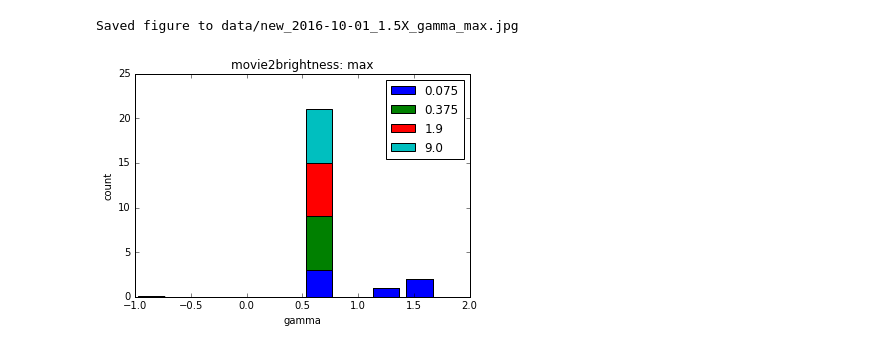
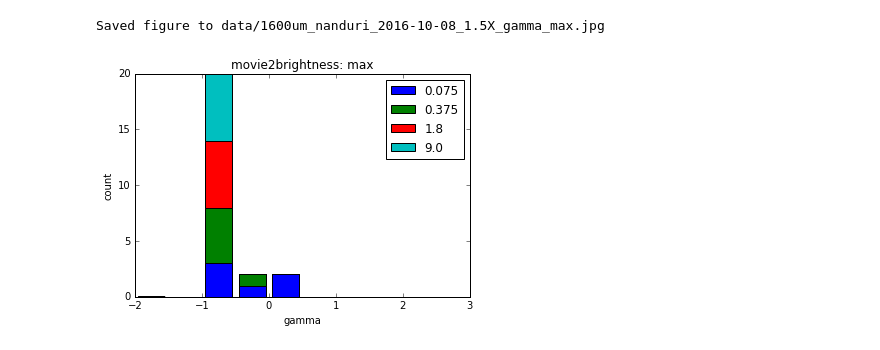
Before and after one commit to mbeyeler/pulse2percept, a Jupyter notebook: examples/notebooks/1.2-mb-exp-Horsager2011-analyze.ipynb, the cells around one changed output. Drawn from its saved outputs; the diff is of its cells as text; code cells hidden in the pictures.

Commit message:
add results for Nanduri 1.5X threshold

```diff
--- a/examples/notebooks/1.2-mb-exp-Horsager2011-analyze.ipynb
+++ b/examples/notebooks/1.2-mb-exp-Horsager2011-analyze.ipynb
@@ -26,7 +33,7 @@ def fit_gamma(x, y):
     # for all points (x,y), calculate r and compare to predicted
     best_err = np.inf
     best_gamma = 0
-    for gamma in np.linspace(-1, 2, 100):
+    for gamma in np.linspace(-2, 3, 100):
         err = np.sum(np.abs( np.sqrt(x**2 + y**2 + gamma * x * y) - 1))
         if err < best_err:
             best_err = err
@@ -155,10 +170,12 @@ def plot_gamma(all_gamma, delay, mode, save_fig=True):
 # {'max', 'softmax', 'mean'}
 mode = 'max'
 
-prefix = 'data/new_'
+prefix = 'data/nanduri_2016-10-01_1.5X/nanduri_'
 suffix = '2016-10-01_1.5X.npz'
-idx_E1 = [2, 10, 10, 0,  5, 14]
-idx_E2 = [3,  6,  5, 4, 13,  2]
+
+# all pairs that are 800um away
+idx_E1 = [2, 0, 10, 2, 10, 6, 9, 12]
+idx_E2 = [3, 4,  6, 1,  5, 5, 5, 13]
 
 all_amp1 = []
 all_amp2 = []
@@ -196,0 +244,32 @@ Saved figure to data/new_E14_E2_2016-10-01_1.5X_iso_max.jpg
+# %%
+# how to get brightness from pulse train
+# {'max', 'softmax', 'mean'}
+mode = 'max'
+
+prefix = 'data/nanduri_2016-10-01_1.5X/nanduri_'
+suffix = '2016-10-01_1.5X.npz'
+
+# all pairs that are > 800um away
+idx_E1 = [ 5, 4, 9, 0,  0, 14]
+idx_E2 = [13, 6, 1, 2, 12,  2]
+
+all_amp1 = []
+all_amp2 = []
+all_gamma = []
+for E1, E2 in zip(idx_E1, idx_E2):
+    # Load data from file
+    filename = '%sE%d_E%d_%s' % (prefix, E1, E2, suffix)
+    print('Loading file ' + filename)
+    exp_data = np.load(filename)
+    data = exp_data['data'][()]
+    exp_params = exp_data['exp_params'][()]
+
+    # calculate isobrightness curve
+    amp1, amp2, gamma = get_isobrightness(data, exp_params, mode=mode)
+    all_amp1.append(amp1)
+    all_amp2.append(amp2)
+    all_gamma.append(gamma)
+
+    # find delays from file specs
+    delay = np.unique(data['cond3']['delay'])
+    plot_isobrightness(amp1, amp2, gamma, delay, exp_params)
@@ -197,5 +290,5 @@ Saved figure to data/new_E14_E2_2016-10-01_1.5X_iso_max.jpg
 # %%
-plot_gamma(all_gamma, delay, mode)
+plot_gamma(all_gamma, delay, mode, prefix='1600um_')
 # %% [output]
-Saved figure to data/new_2016-10-01_1.5X_gamma_max.jpg
+Saved figure to data/1600um_nanduri_2016-10-08_1.5X_gamma_max.jpg
-[figure, old version]
+[figure, new version]
```
Also changed, not shown: parts of 8 cells of this notebook, 18 other files.
